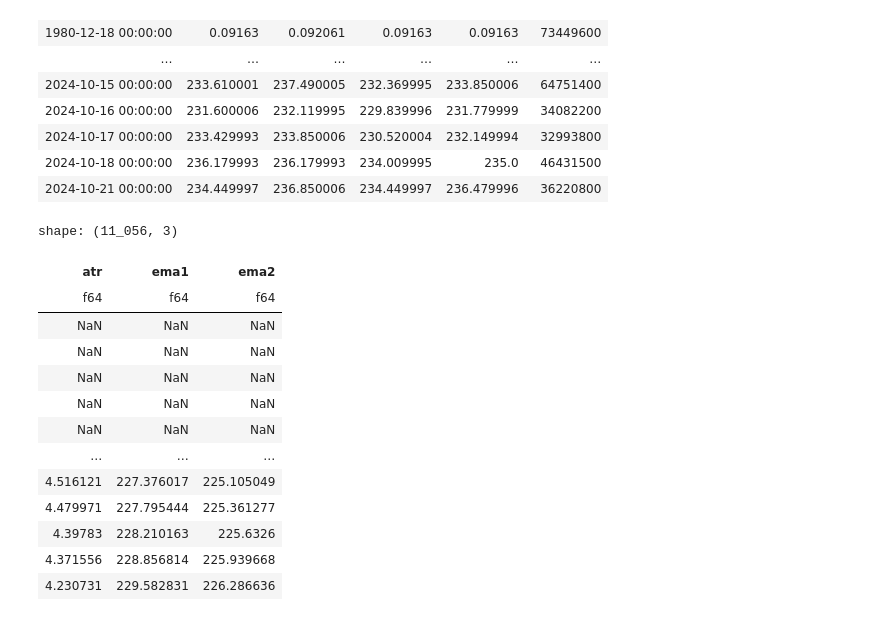
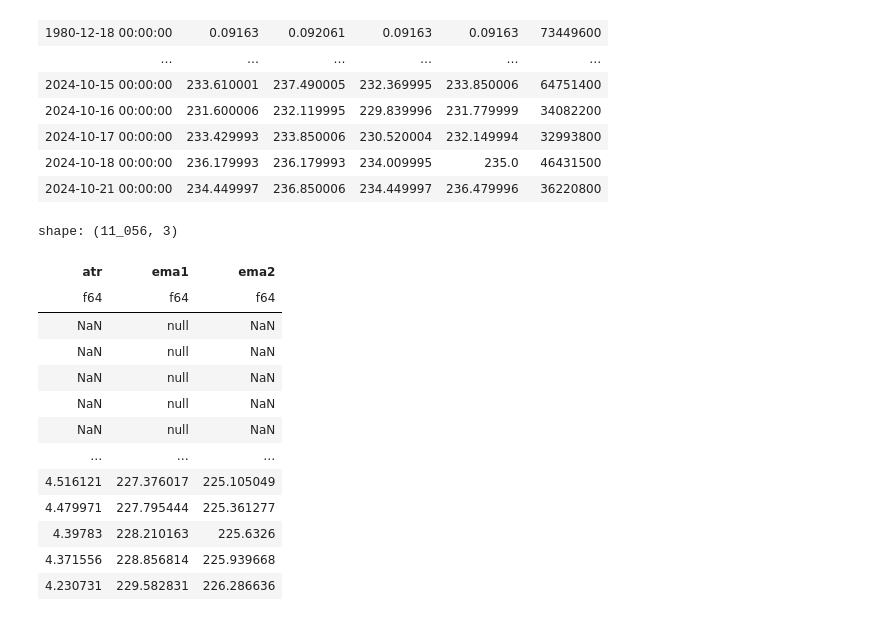
Before and after one commit to furechan/mintalib, a Jupyter notebook: miscellanous/mintalib-expressions.ipynb, the cells around one changed output. Drawn from its saved outputs; the diff is of its cells as text; code cells hidden in the pictures.

```diff
--- a/miscellanous/mintalib-expressions.ipynb
+++ b/miscellanous/mintalib-expressions.ipynb
@@ -33,18 +33,18 @@ shape: (11_056, 6)
 # %%
 prices.select(
     ATR(14),
-    EMA('close', 20).alias('ema1'),
+    EMA('close', 20).fill_nan(None).alias('ema1'),
     EMA('close', 20).pipe(EMA, 20).alias('ema2'),
 )
 # %% [output]
 shape: (11_056, 3)
 | atr | ema1 | ema2 |
 | f64 | f64 | f64 |
-| NaN | NaN | NaN |
-| NaN | NaN | NaN |
-| NaN | NaN | NaN |
-| NaN | NaN | NaN |
-| NaN | NaN | NaN |
+| NaN | null | NaN |
+| NaN | null | NaN |
+| NaN | null | NaN |
+| NaN | null | NaN |
+| NaN | null | NaN |
 | … | … | … |
 | 4.516121 | 227.376017 | 225.105049 |
 | 4.479971 | 227.795444 | 225.361277 |
```
Also changed, not shown: 2 other files.
